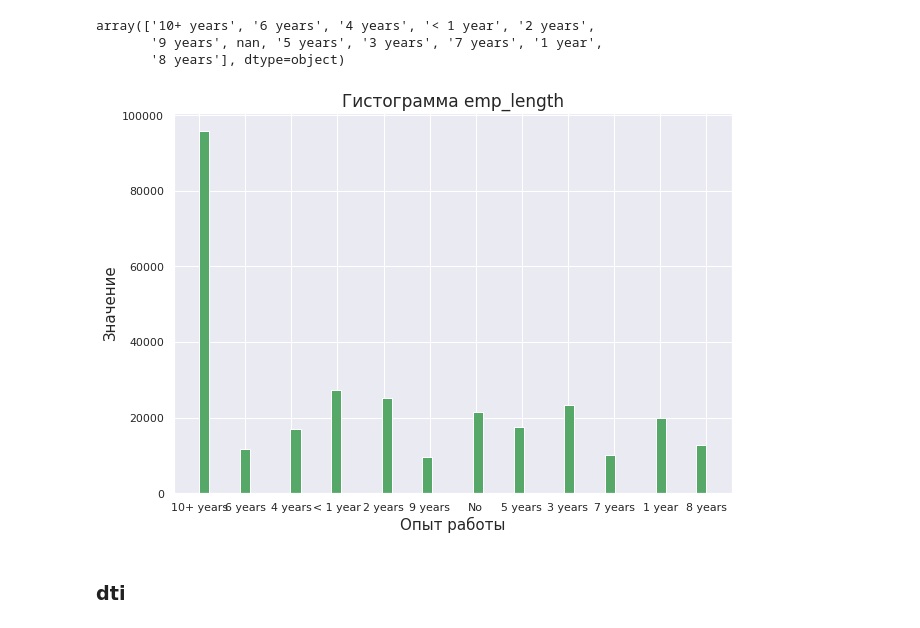
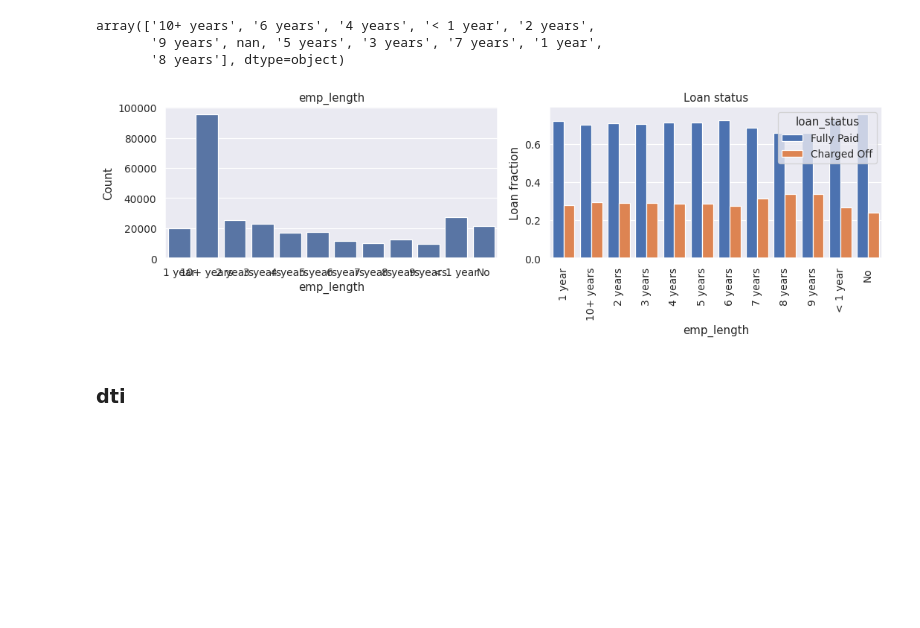
Before and after one commit to AnnaSmirnova-study/CreditScoring, a Jupyter notebook: CreditScoring 21.04.ipynb, the cells around one changed output. Drawn from its saved outputs; the diff is of its cells as text; code cells hidden in the pictures; blank space fills up the shorter version.

```diff
--- a/CreditScoring 21.04.ipynb
+++ b/CreditScoring 21.04.ipynb
@@ -279,16 +268,10 @@ array(['10+ years', '6 years', '4 years', '< 1 year', '2 years',
        '8 years'], dtype=object)
 # %%
 data.fillna(value={'emp_length': 'No'}, inplace = True)
-# %%
-plt.ticklabel_format(style='plain')
-data['emp_length'].hist(bins=50, facecolor='g', figsize=(10, 7))
-
-plt.title('Гистограмма emp_length', size = 17)
-plt.xlabel('Опыт работы', size = 15)
-plt.ylabel('Значение', size = 15)
-plt.show()
-# %% [output]
-[figure, removed]
+# %%
+plot_feature('emp_length', False, data)
+# %% [output]
+[figure, added]
 # %% [markdown]
 ### dti
 # %% [markdown]
```
Also changed, not shown: parts of 5 cells of this notebook.
